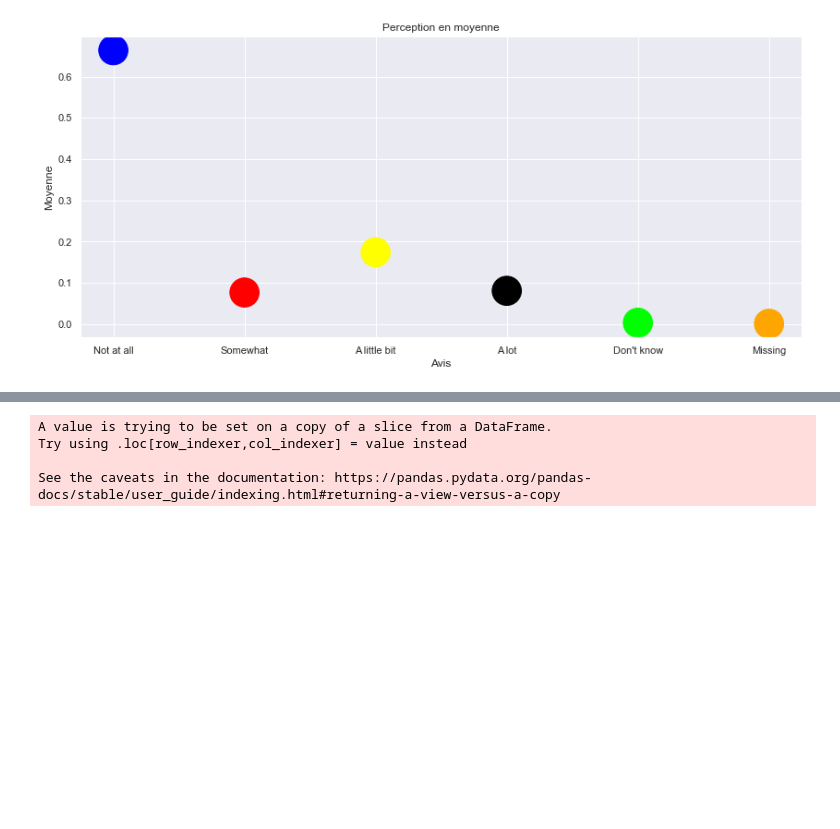
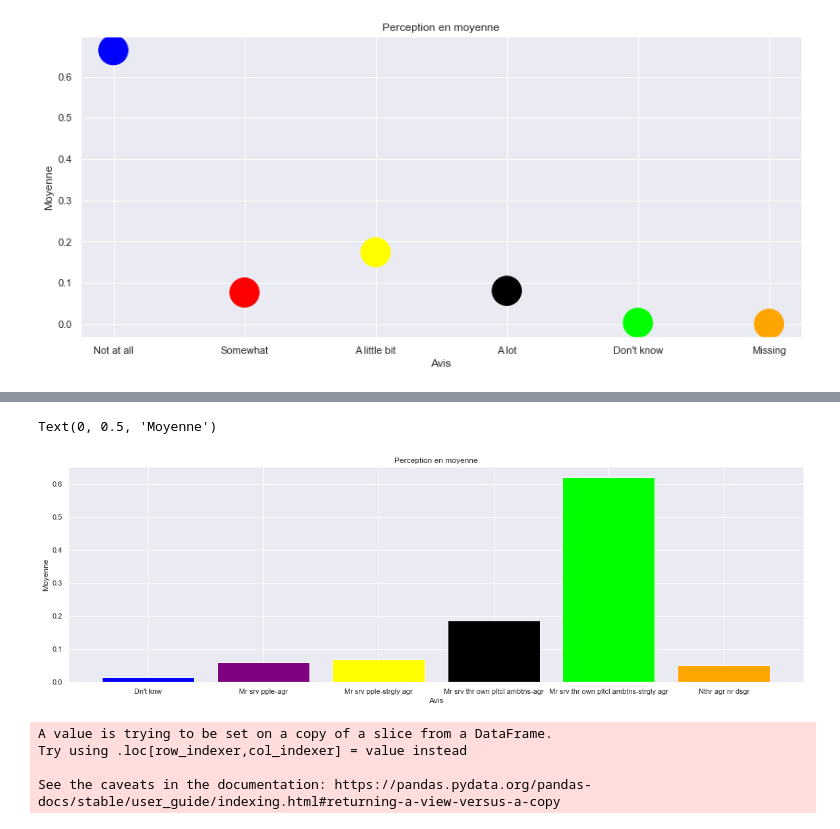
Before and after one commit to ikhalild/Data-analysis-with-python, a Jupyter notebook: manipulation.ipynb, the cells around one changed output, grey strips where cells are left out. Cells and saved outputs as stored; diff of their text form; code cells hidden in the pictures; blank space fills up the shorter version.

```diff
--- a/manipulation.ipynb
+++ b/manipulation.ipynb
@@ -764,0 +767,3 @@ Text(0, 0.5, 'Moyenne')
+# %%
+x8= data3_SEN1_with_dummies.iloc[:, 39:45].describe()
+x8
@@ -765,3 +780,17 @@ Text(0, 0.5, 'Moyenne')
+# %%
+Perception8= ["Dn't knw","Mr srv pple-agr","Mr srv pple-strgly agr","Mr srv thr own pltcl ambtns-agr","Mr srv thr own pltcl ambtns-strgly agr","Nthr agr nr dsgr"]
+Moyenne8= x8.iloc[1]
+%matplotlib inline
+import matplotlib.pyplot as plt
+plt.figure(figsize = (20 , 6))
+couleursx8 = ["blue", "purple","yellow","black","#00FF00","orange"]
+plt.bar(Perception8,Moyenne8, color = couleursx8)
+plt.title("Perception en moyenne")
+plt.xlabel("Avis")
+plt.ylabel("Moyenne")
+# %% [output]
+Text(0, 0.5, 'Moyenne')
+[figure, added]
 # %%
 import plotly.graph_objects as go
 
```
Also changed, not shown: parts of 2 cells of this notebook.
